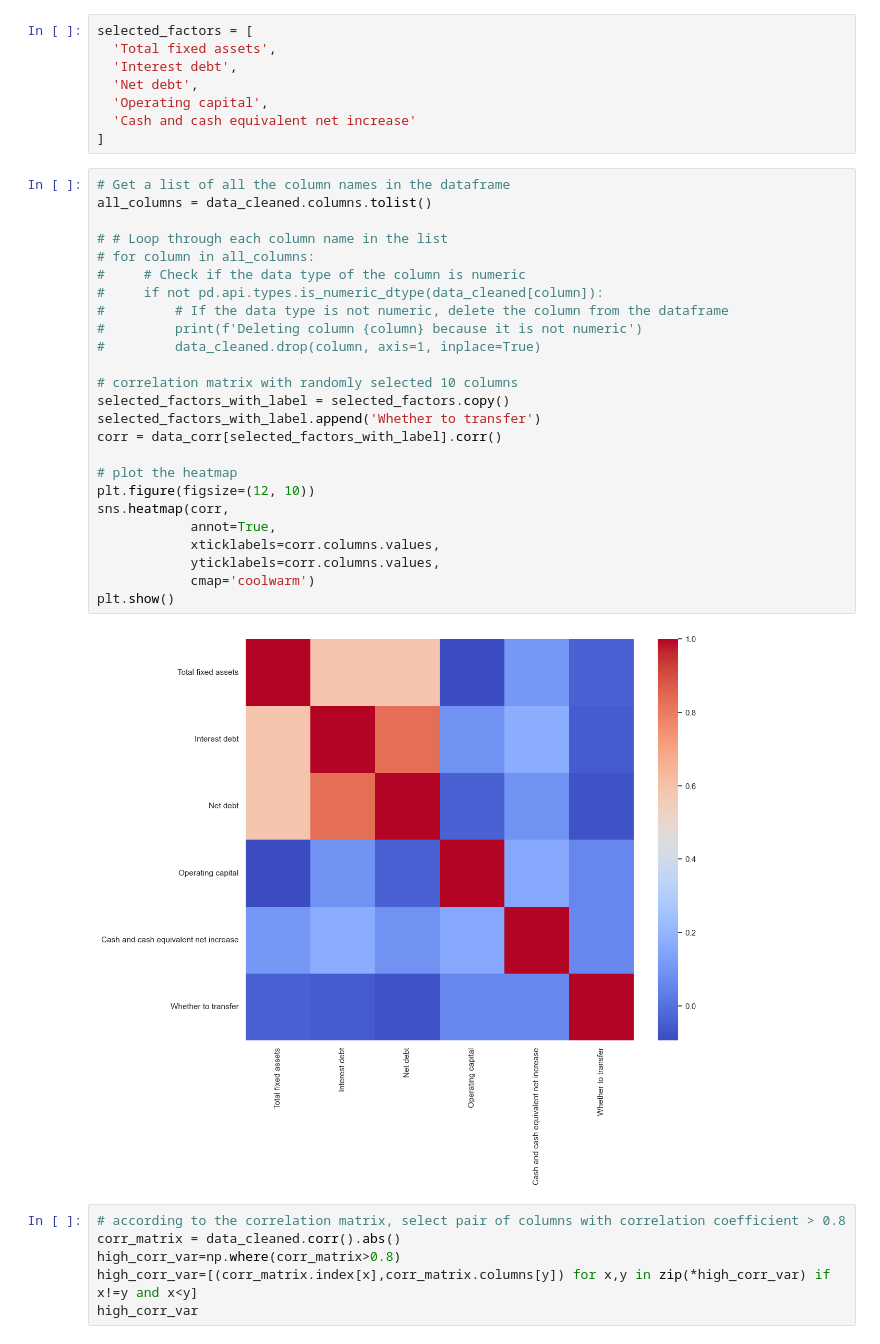
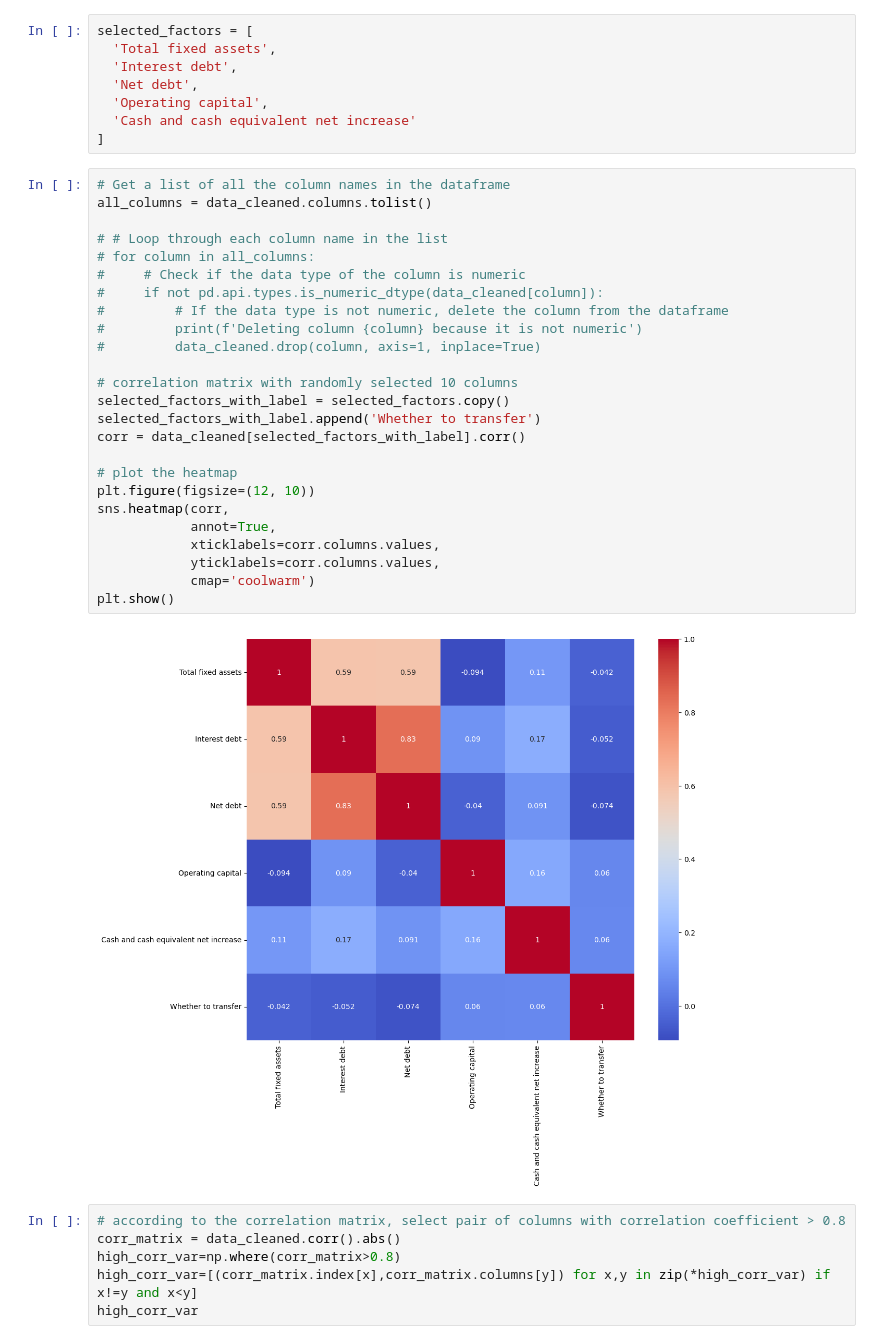
Before and after one commit to yunmeng-genius/IS5126G1, a Jupyter notebook: main.ipynb, the cells around one changed output. Saved outputs shown, nothing was run; the diff lists cells and outputs as text.

```diff
--- a/main.ipynb
+++ b/main.ipynb
@@ -161,30 +161,30 @@ selected_factors = [
 # %%
 # Get a list of all the column names in the dataframe
 all_columns = data_cleaned.columns.tolist()
 
 # # Loop through each column name in the list
 # for column in all_columns:
 #     # Check if the data type of the column is numeric
 #     if not pd.api.types.is_numeric_dtype(data_cleaned[column]):
 #         # If the data type is not numeric, delete the column from the dataframe
 #         print(f'Deleting column {column} because it is not numeric')
 #         data_cleaned.drop(column, axis=1, inplace=True)
 
 # correlation matrix with randomly selected 10 columns
 selected_factors_with_label = selected_factors.copy()
 selected_factors_with_label.append('Whether to transfer')
-corr = data_corr[selected_factors_with_label].corr()
+corr = data_cleaned[selected_factors_with_label].corr()
 
 # plot the heatmap
 plt.figure(figsize=(12, 10))
 sns.heatmap(corr,
             annot=True,
             xticklabels=corr.columns.values,
             yticklabels=corr.columns.values,
             cmap='coolwarm')
 plt.show()
 # %% [output]
-[figure, old version]
+[figure, new version]
 # %%
 # according to the correlation matrix, select pair of columns with correlation coefficient > 0.8
 corr_matrix = data_cleaned.corr().abs()
```
Also changed, not shown: parts of 5 cells of this notebook.
